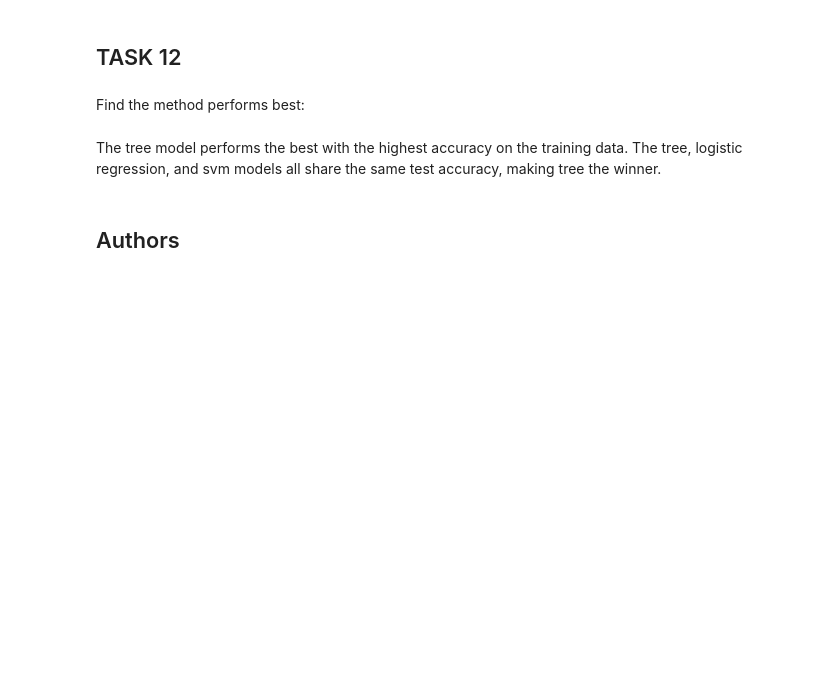
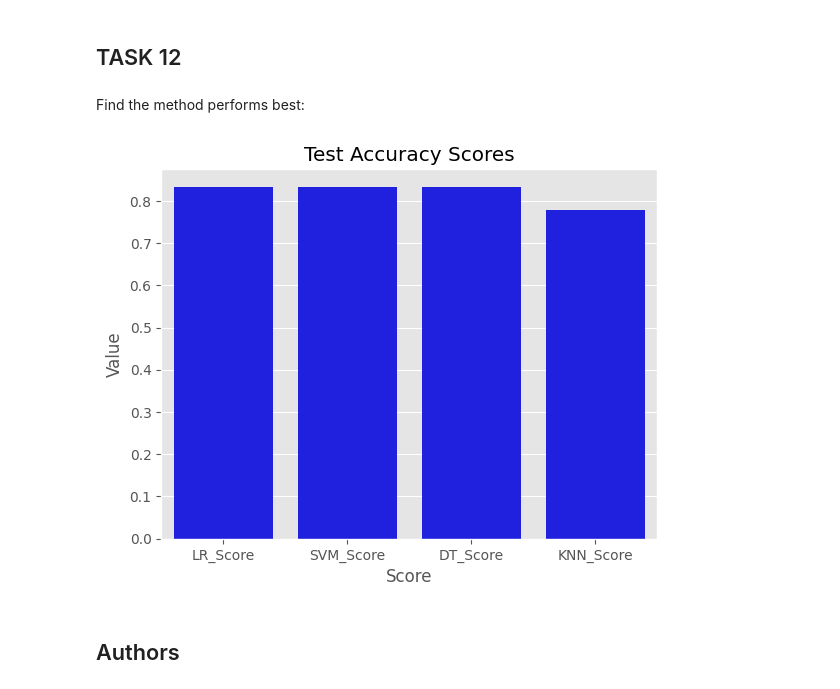
Before and after one commit to Cameron-Nann-Python/ibm_data_science_capstone_rocket_launch_prediction, a Jupyter notebook: step_7_machine_learning/SpaceX_Machine Learning Prediction_Part_5.ipynb, the cells around one changed output. Saved outputs shown, nothing was run; the diff lists cells and outputs as text; code cells hidden in the pictures; blank space fills up the shorter version.

```diff
--- a/step_7_machine_learning/SpaceX_Machine Learning Prediction_Part_5.ipynb
+++ b/step_7_machine_learning/SpaceX_Machine Learning Prediction_Part_5.ipynb
@@ -357,8 +338,26 @@ plot_confusion_matrix(Y_test,yhat)
 ## TASK  12
 # %% [markdown]
 Find the method performs best:
-# %% [markdown]
-The tree model performs the best with the highest accuracy on the training data. The tree, logistic regression, and svm models all share the same test accuracy, making tree the winner.
+# %%
+import matplotlib as mpl
+
+test_score_df = pd.Series({'LR_Score': log_score, 'SVM_Score': svm_score, 'DT_Score': tree_score, 'KNN_Score': knn_score}).reset_index()
+test_score_df.columns = ['Score', 'Value']
+test_score_df = test_score_df.sort_values(by='Value', ascending=False)
+mpl.style.use('ggplot')
+
+sns.barplot(
+    data = test_score_df,
+    x='Score',
+    y='Value',
+    color='blue'
+)
+plt.title('Test Accuracy Scores')
+
+
+plt.show()
+# %% [output]
+[figure, added]
 # %% [markdown]
 ## Authors
 # %% [markdown]
```
Also changed, not shown: parts of 8 cells of this notebook.
